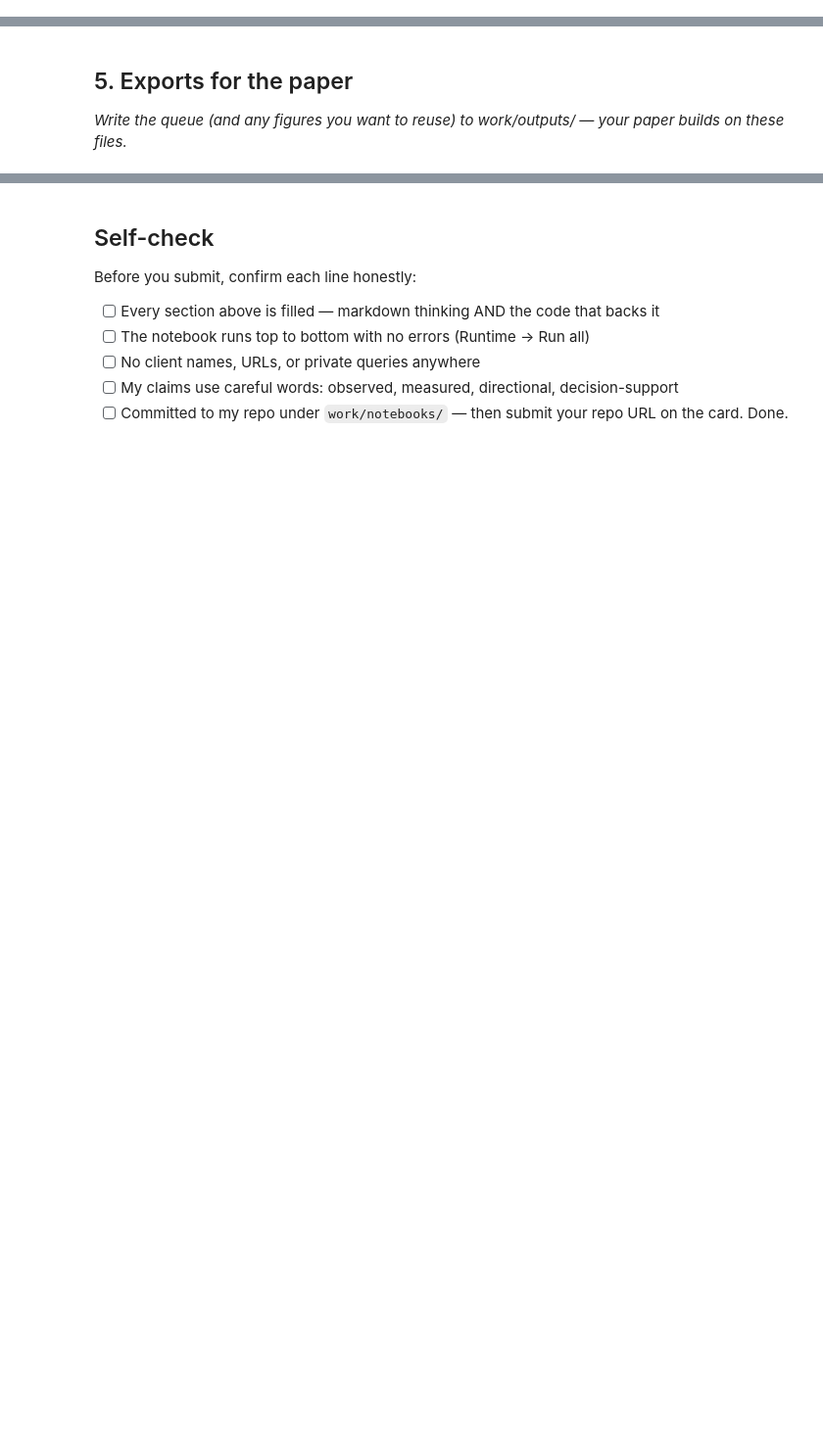
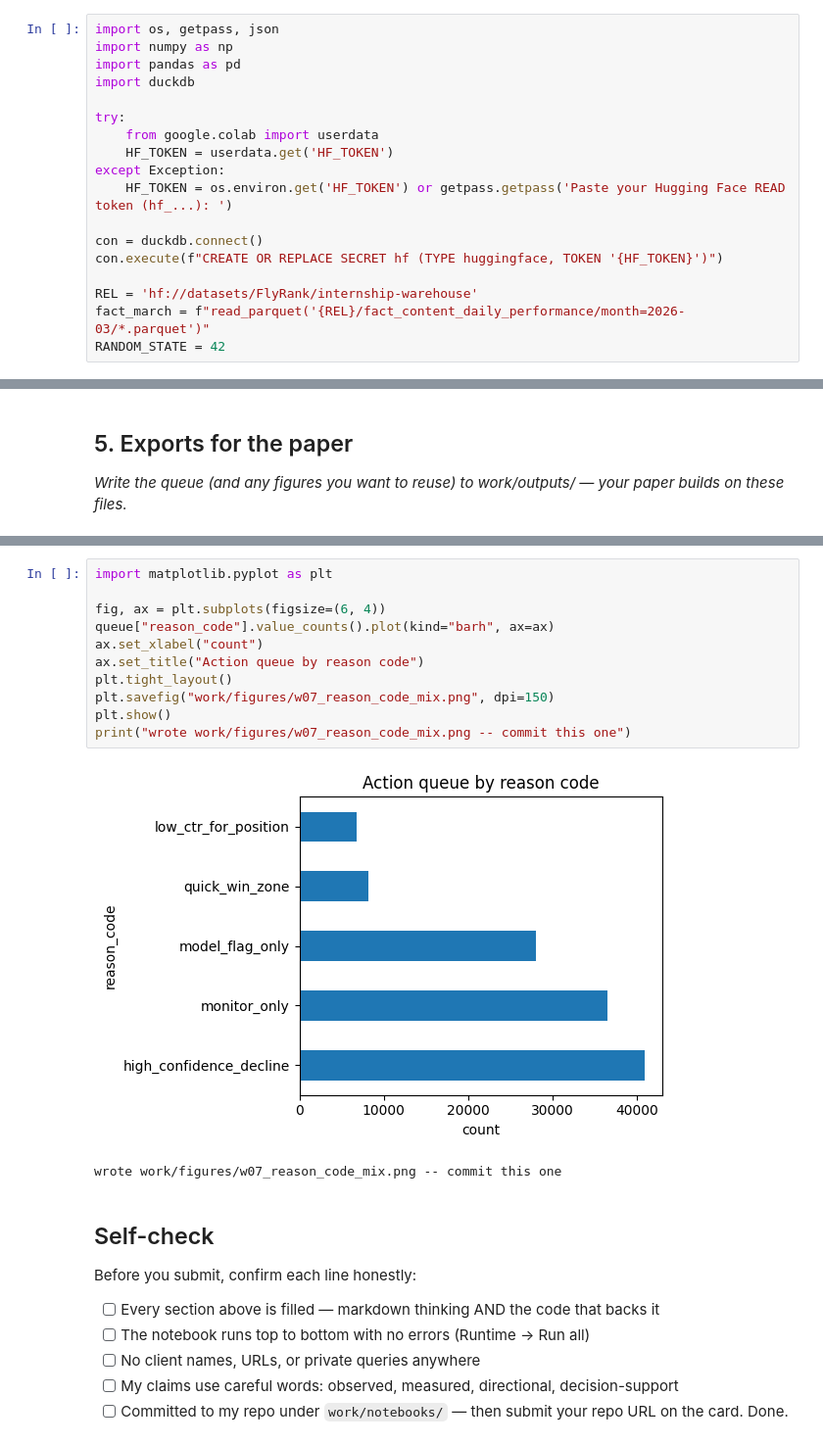
Before and after one commit to irene501/flyrank, a Jupyter notebook: work/notebooks/w07_action_playbook.ipynb, the cells around one changed output, grey strips where cells are left out. Shown at 98% size. Cells and saved outputs as stored; diff of their text form; blank space fills up the shorter version.

```diff
--- a/work/notebooks/w07_action_playbook.ipynb
+++ b/work/notebooks/w07_action_playbook.ipynb
@@ -9,3 +11,21 @@ This skeleton is yours to fill. Work the sections **in order** — each one has
+# %%
+import os, getpass, json
+import numpy as np
+import pandas as pd
+import duckdb
+
+try:
+    from google.colab import userdata
+    HF_TOKEN = userdata.get('HF_TOKEN')
+except Exception:
+    HF_TOKEN = os.environ.get('HF_TOKEN') or getpass.getpass('Paste your Hugging Face READ token (hf_...): ')
+
+con = duckdb.connect()
+con.execute(f"CREATE OR REPLACE SECRET hf (TYPE huggingface, TOKEN '{HF_TOKEN}')")
+
+REL = 'hf://datasets/FlyRank/internship-warehouse'
+fact_march = f"read_parquet('{REL}/fact_content_daily_performance/month=2026-03/*.parquet')"
+RANDOM_STATE = 42
 # %% [markdown]
 ## 1. Ranked actions + reason codes
 
@@ -29,3 +281,17 @@ This skeleton is yours to fill. Work the sections **in order** — each one has
+# %%
+import matplotlib.pyplot as plt
+
+fig, ax = plt.subplots(figsize=(6, 4))
+queue["reason_code"].value_counts().plot(kind="barh", ax=ax)
+ax.set_xlabel("count")
+ax.set_title("Action queue by reason code")
+plt.tight_layout()
+plt.savefig("work/figures/w07_reason_code_mix.png", dpi=150)
+plt.show()
+print("wrote work/figures/w07_reason_code_mix.png -- commit this one")
+# %% [output]
+[figure, added]
+wrote work/figures/w07_reason_code_mix.png -- commit this one
 # %% [markdown]
 ## Self-check
 
```
Also changed, not shown: parts of 9 cells of this notebook.
